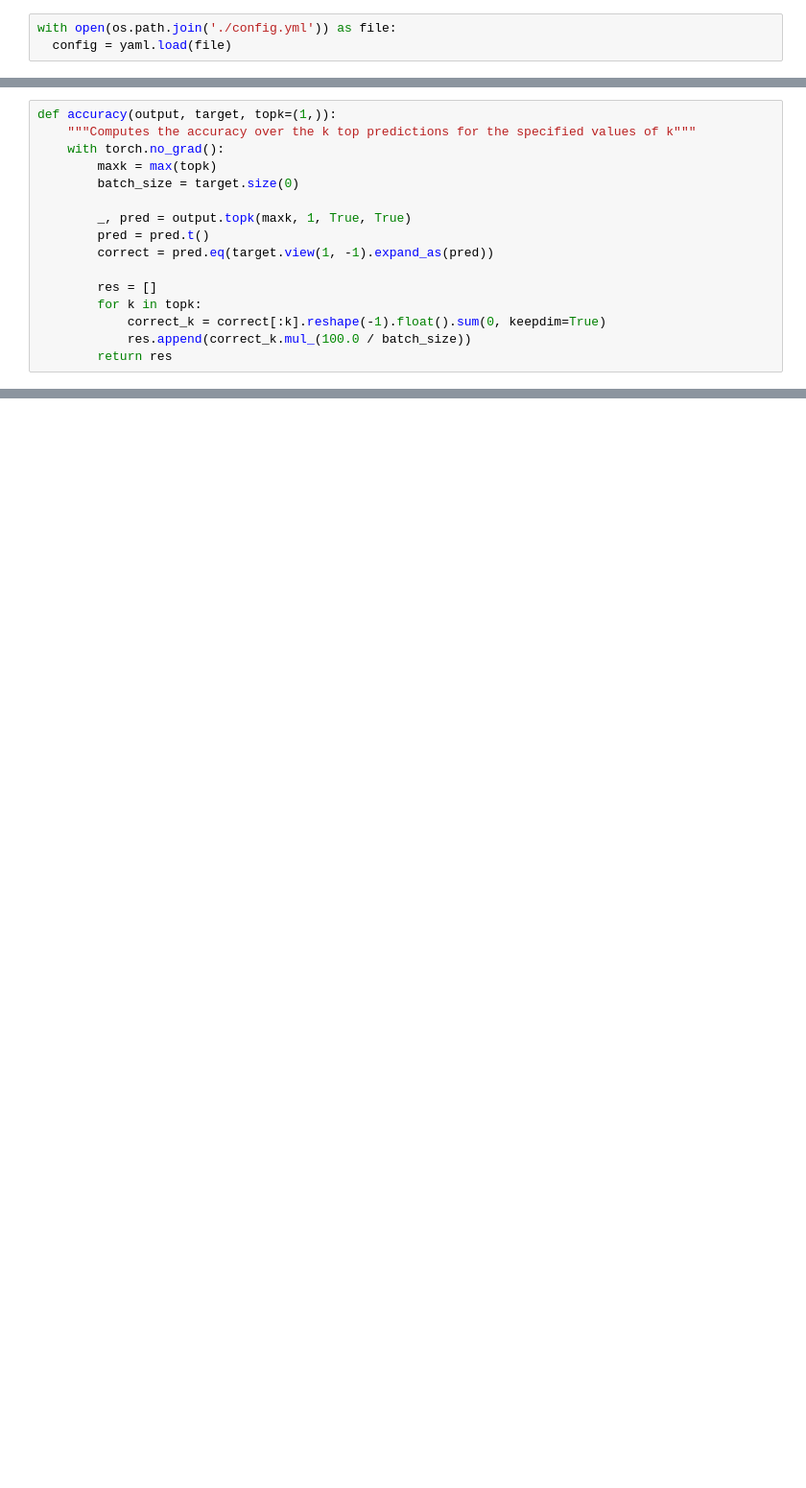
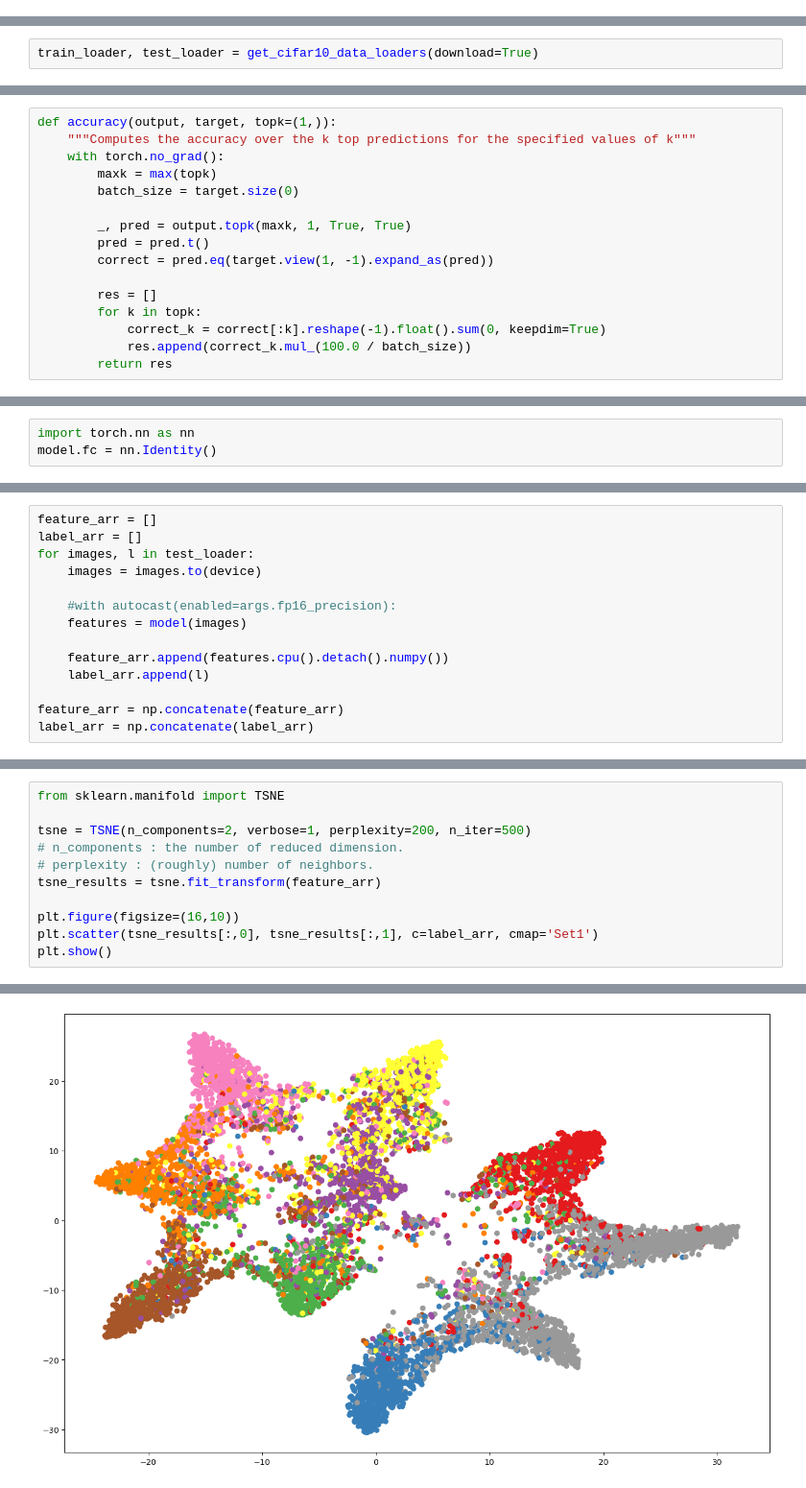
Before and after one commit to Hoseung/ATM, a Jupyter notebook: notebooks/mini_batch_logistic_regression_evaluator.ipynb, the cells around one changed output, grey strips where cells are left out. Shown at 96% size. Saved outputs shown, nothing was run; the diff lists cells and outputs as text; blank space fills up the shorter version.

```diff
--- a/notebooks/mini_batch_logistic_regression_evaluator.ipynb
+++ b/notebooks/mini_batch_logistic_regression_evaluator.ipynb
@@ -64,6 +93,3 @@ def get_cifar10_data_loaders(download, shuffle=False, batch_size=256):
   test_loader = DataLoader(test_dataset, batch_size=2*batch_size,
                             num_workers=10, drop_last=False, shuffle=shuffle)
   return train_loader, test_loader
-# %%
-with open(os.path.join('./config.yml')) as file:
-  config = yaml.load(file)
@@ -86,3 +110,5 @@ for k in list(state_dict.keys()):
 # %%
 log = model.load_state_dict(state_dict, strict=False)
 assert log.missing_keys == ['fc.weight', 'fc.bias']
+# %%
+train_loader, test_loader = get_cifar10_data_loaders(download=True)
@@ -126,0 +268,3 @@ def accuracy(output, target, topk=(1,)):
+# %%
+import torch.nn as nn
+model.fc = nn.Identity()
@@ -126,0 +291,14 @@ def accuracy(output, target, topk=(1,)):
+# %%
+feature_arr = []
+label_arr = []
+for images, l in test_loader:
+    images = images.to(device)
+
+    #with autocast(enabled=args.fp16_precision):
+    features = model(images)
+
+    feature_arr.append(features.cpu().detach().numpy())
+    label_arr.append(l)
+
+feature_arr = np.concatenate(feature_arr)
+label_arr = np.concatenate(label_arr)
@@ -126,0 +309,12 @@ def accuracy(output, target, topk=(1,)):
+# %%
+from sklearn.manifold import TSNE
+
+tsne = TSNE(n_components=2, verbose=1, perplexity=200, n_iter=500)
+# n_components : the number of reduced dimension.
+# perplexity : (roughly) number of neighbors.
+tsne_results = tsne.fit_transform(feature_arr)
+
+plt.figure(figsize=(16,10))
+plt.scatter(tsne_results[:,0], tsne_results[:,1], c=label_arr, cmap='Set1')
+plt.show()
+# %% [output]
@@ -126,0 +337 @@ def accuracy(output, target, topk=(1,)):
+[figure, added]
```
Also changed, not shown: parts of 25 cells of this notebook, 8 other files.
